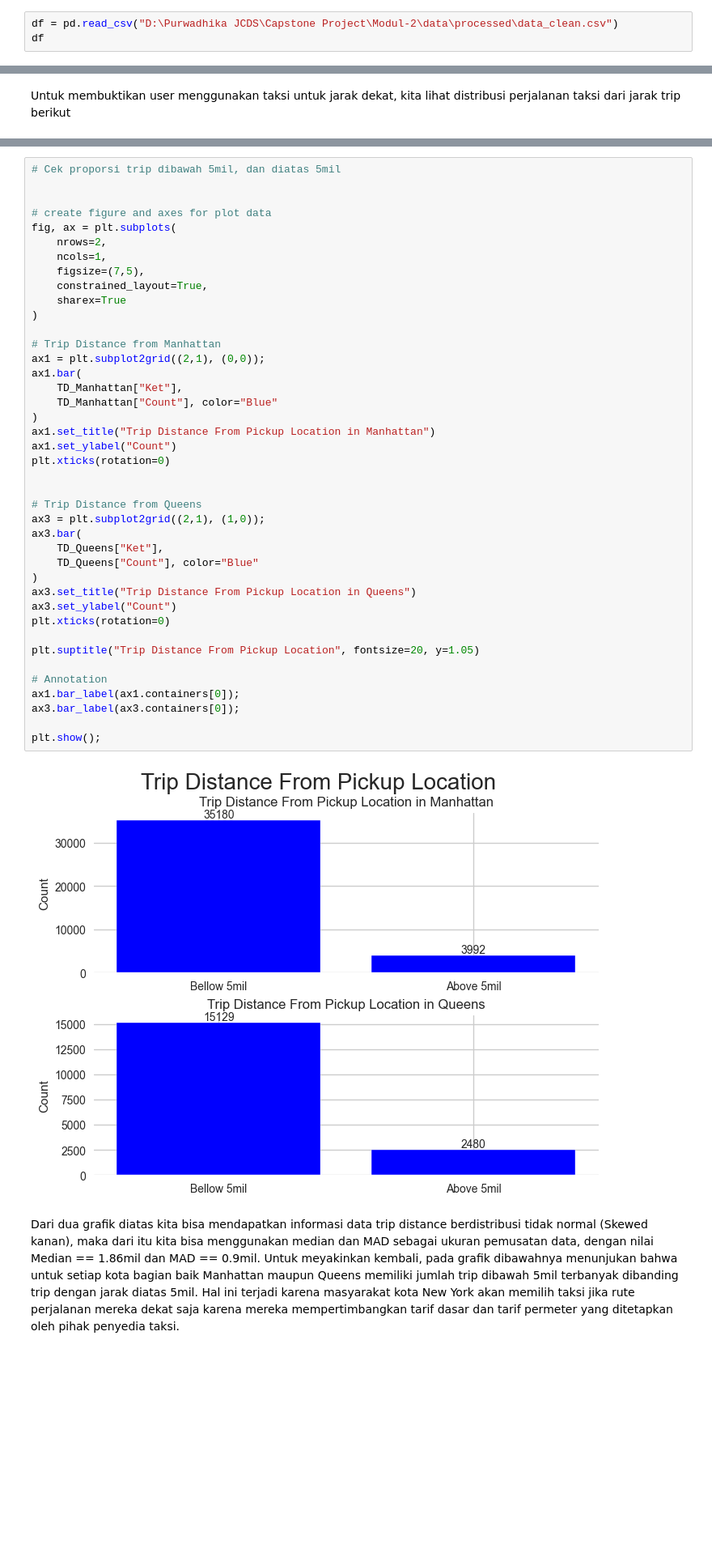
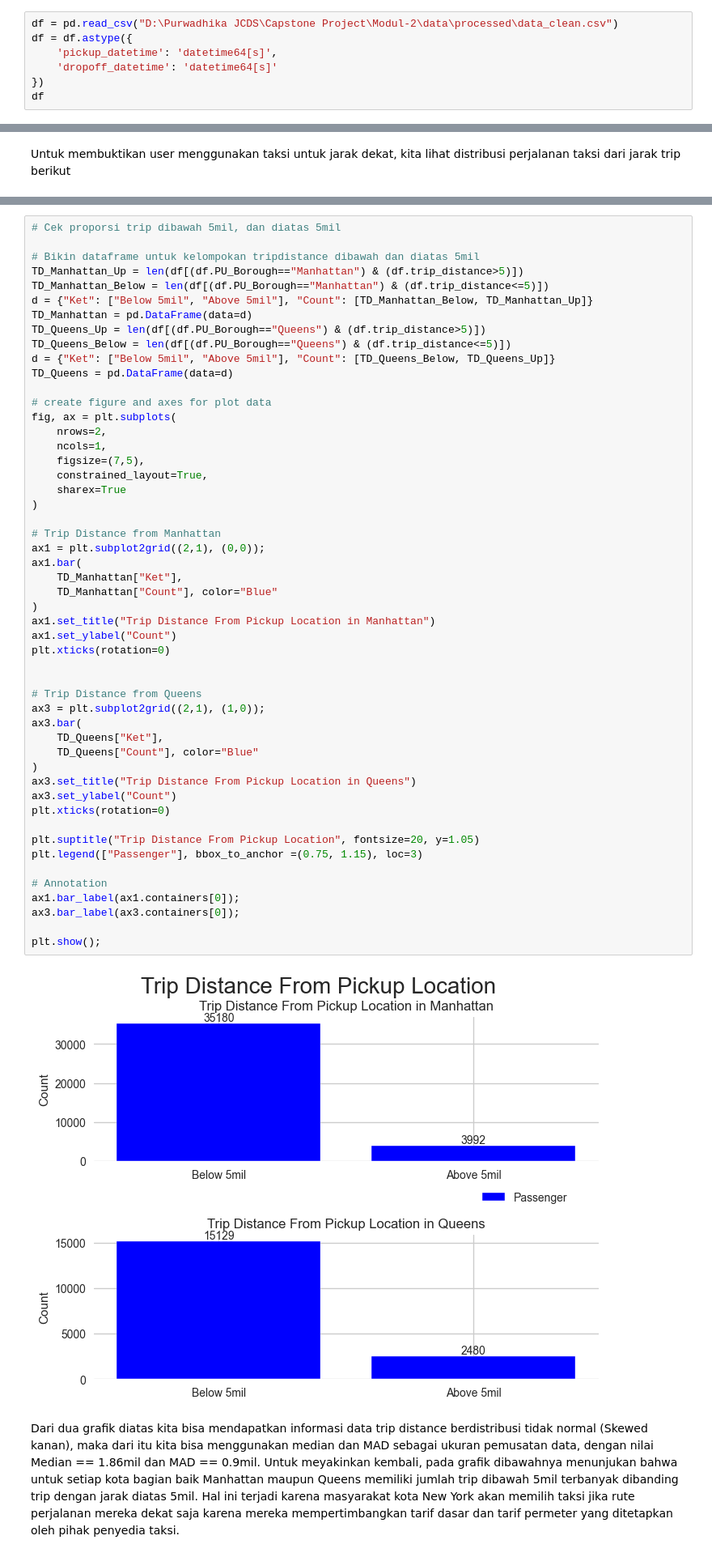
Before and after one commit to fathurizkym/ecommerce_churn_analysis, a Jupyter notebook: notebooks/Data_Analysis.ipynb, the cells around one changed output, grey strips where cells are left out. Shown at 81% size. Drawn from its saved outputs; the diff is of its cells as text; blank space fills up the shorter version.

```diff
--- a/notebooks/Data_Analysis.ipynb
+++ b/notebooks/Data_Analysis.ipynb
@@ -17,6 +17,10 @@ pd.set_option("display.max_columns", None)
 pd.set_option("display.max_rows", 35)
 # %%
 df = pd.read_csv("D:\Purwadhika JCDS\Capstone Project\Modul-2\data\processed\data_clean.csv")
+df = df.astype({
+    'pickup_datetime': 'datetime64[s]',
+    'dropoff_datetime': 'datetime64[s]'
+})
 df
 # %% [output]
 |  | pickup_datetime | dropoff_datetime | trip_duration_minute | trip_distance | avg_speed_MPH | RatecodeID | ... |
@@ -361,6 +464,15 @@ plt.show()
 # %%
 # Cek proporsi trip dibawah 5mil, dan diatas 5mil
 
+# Bikin dataframe untuk kelompokan tripdistance dibawah dan diatas 5mil
+TD_Manhattan_Up = len(df[(df.PU_Borough=="Manhattan") & (df.trip_distance>5)])
+TD_Manhattan_Below = len(df[(df.PU_Borough=="Manhattan") & (df.trip_distance<=5)])
+d = {"Ket": ["Below 5mil", "Above 5mil"], "Count": [TD_Manhattan_Below, TD_Manhattan_Up]}
+TD_Manhattan = pd.DataFrame(data=d)
+TD_Queens_Up = len(df[(df.PU_Borough=="Queens") & (df.trip_distance>5)])
+TD_Queens_Below = len(df[(df.PU_Borough=="Queens") & (df.trip_distance<=5)])
+d = {"Ket": ["Below 5mil", "Above 5mil"], "Count": [TD_Queens_Below, TD_Queens_Up]}
+TD_Queens = pd.DataFrame(data=d)
 
 # create figure and axes for plot data
 fig, ax = plt.subplots(
@@ -373,34 +485,35 @@ fig, ax = plt.subplots(
 
 # Trip Distance from Manhattan
 ax1 = plt.subplot2grid((2,1), (0,0));
 ax1.bar(
     TD_Manhattan["Ket"],
     TD_Manhattan["Count"], color="Blue"
 )
 ax1.set_title("Trip Distance From Pickup Location in Manhattan")
 ax1.set_ylabel("Count")
 plt.xticks(rotation=0)
 
 
 # Trip Distance from Queens
 ax3 = plt.subplot2grid((2,1), (1,0));
 ax3.bar(
     TD_Queens["Ket"],
     TD_Queens["Count"], color="Blue"
 )
 ax3.set_title("Trip Distance From Pickup Location in Queens")
 ax3.set_ylabel("Count")
 plt.xticks(rotation=0)
 
 plt.suptitle("Trip Distance From Pickup Location", fontsize=20, y=1.05)
+plt.legend(["Passenger"], bbox_to_anchor =(0.75, 1.15), loc=3)
 
 # Annotation
 ax1.bar_label(ax1.containers[0]);
 ax3.bar_label(ax3.containers[0]);
 
 plt.show();
 # %% [output]
-[figure, old version]
+[figure, new version]
 # %% [markdown]
 Dari dua grafik diatas kita bisa mendapatkan informasi data trip distance berdistribusi tidak normal (Skewed kanan), maka dari itu kita bisa menggunakan median dan MAD sebagai ukuran pemusatan data, dengan nilai Median == 1.86mil dan MAD == 0.9mil. Untuk meyakinkan kembali, pada grafik dibawahnya menunjukan bahwa untuk setiap kota bagian baik Manhattan maupun Queens memiliki jumlah trip dibawah 5mil terbanyak dibanding trip dengan jarak diatas 5mil. Hal ini terjadi karena masyarakat kota New York akan memilih taksi jika rute perjalanan mereka dekat saja karena mereka mempertimbangkan tarif dasar dan tarif permeter yang ditetapkan oleh pihak penyedia taksi.
 # %% [markdown]
```
Also changed, not shown: parts of 22 cells of this notebook.
